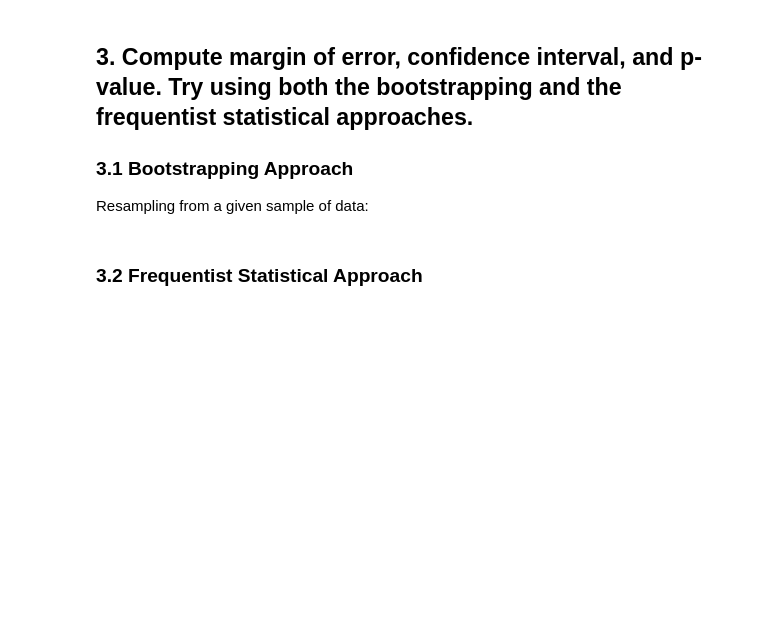
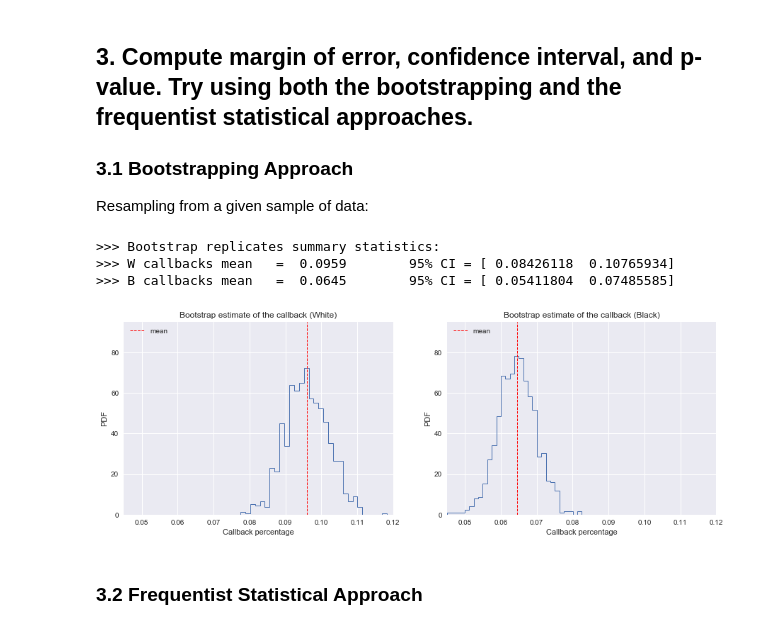
Before and after one commit to karlphillip/DataScience, a Jupyter notebook: Mini Projects/racial_discrimination/sliderule_dsi_inferential_statistics_exercise_2.ipynb, the cells around one changed output. Cells and saved outputs as stored; diff of their text form; code cells hidden in the pictures; blank space fills up the shorter version.

```diff
--- a/Mini Projects/racial_discrimination/sliderule_dsi_inferential_statistics_exercise_2.ipynb
+++ b/Mini Projects/racial_discrimination/sliderule_dsi_inferential_statistics_exercise_2.ipynb
@@ -157,0 +168,49 @@ def gen_bootstrap_replicates(data, n, func):
+# %%
+### Plot PDF
+def plot_pdf(data, mean, title):
+    plt.hist(data, bins=30, normed = True, histtype='step', linewidth=1)
+    plt.axvline(mean, color='r', linestyle='--', linewidth=1, label='mean')
+    plt.legend(loc='upper left')
+    plt.title(title)
+    plt.xlabel('Callback percentage')
+    plt.ylabel('PDF')
+    plt.axis((0.045, 0.12, 0, 95))
+# %%
+###
+# Strip down the main DataFrame to just [race,call] columns and generate 1000 bootstrap replicates from it
+# Then, print the mean for both white/black bootstrap replicates
+###
+bs_replicates_percent = gen_bootstrap_replicates(df[['race', 'call']], 1000)
+
+# compute the mean for all the w_call_percent values in bs_replicates_percent
+bs_replicates_w_calls = list(t[0] for t in bs_replicates_percent)
+w_call_percent_mean = sum(bs_replicates_w_calls) / len(bs_replicates_percent)
+
+# compute the mean for all the b_call_percent values in bs_replicates_percent
+bs_replicates_b_calls = list(t[1] for t in bs_replicates_percent)
+b_call_percent_mean = sum(bs_replicates_b_calls) / len(bs_replicates_percent)
+
+print('>>> Bootstrap replicates summary statistics:')
+print('>>> W callbacks mean   = ', round(w_call_percent_mean, 4), '\t95% CI =', np.percentile(bs_replicates_w_calls, [2.5, 97.5]))
+print('>>> B callbacks mean   = ', round(b_call_percent_mean, 4), '\t95% CI =', np.percentile(bs_replicates_b_calls, [2.5, 97.5]))
+# %% [output]
+>>> Bootstrap replicates summary statistics:
+>>> W callbacks mean   =  0.0959        95% CI = [ 0.08426118  0.10765934]
+>>> B callbacks mean   =  0.0645        95% CI = [ 0.05411804  0.07485585]
+# %%
+###
+# Plot PDFs for the white and black bootstrap replicates
+###
+fig, ax = plt.subplots(figsize=(15,5))
+
+w_call_percent_list = [t[0] for t in bs_replicates_percent]
+plt.subplot(1, 2, 1)
+plot_pdf(w_call_percent_list, w_call_percent_mean, 'Bootstrap estimate of the callback (White)')
+
+b_call_percent_list = [t[1] for t in bs_replicates_percent]
+plt.subplot(1, 2, 2)
+plot_pdf(b_call_percent_list, b_call_percent_mean, 'Bootstrap estimate of the callback (Black)')
+
+plt.show()
+# %% [output]
+[figure, added]
```
Also changed, not shown: parts of 7 cells of this notebook.
